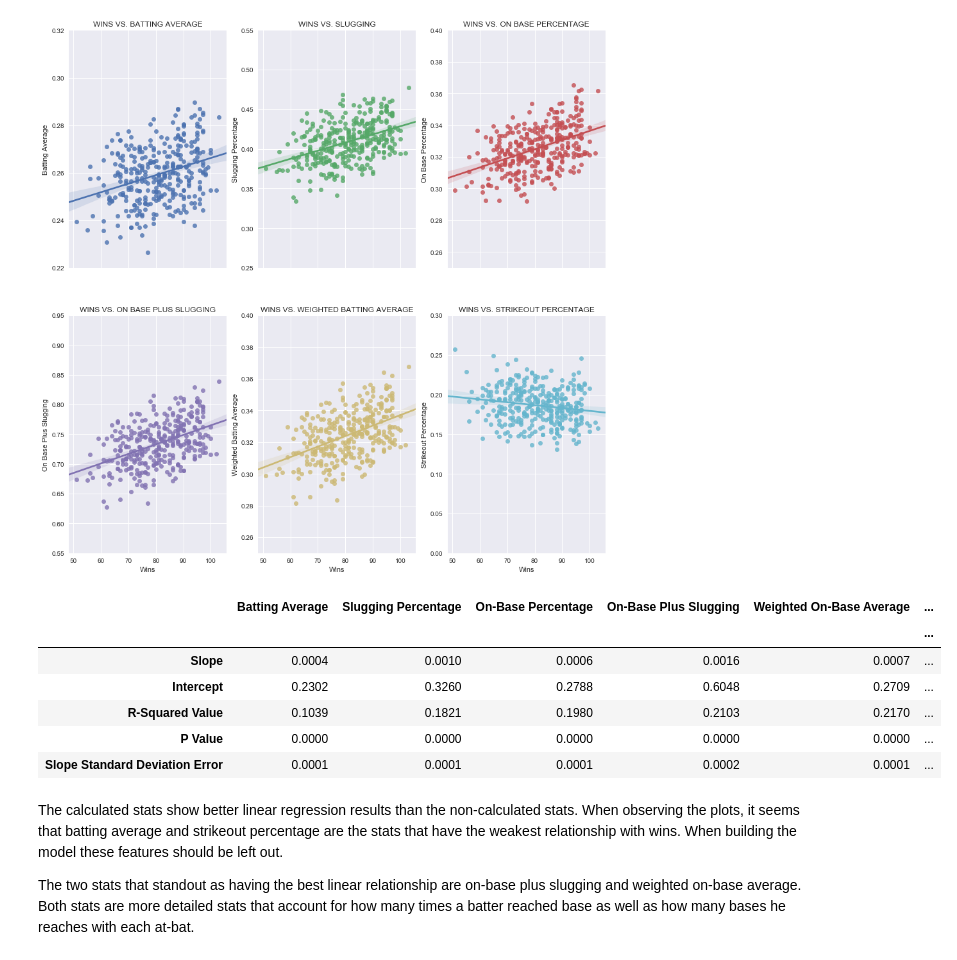
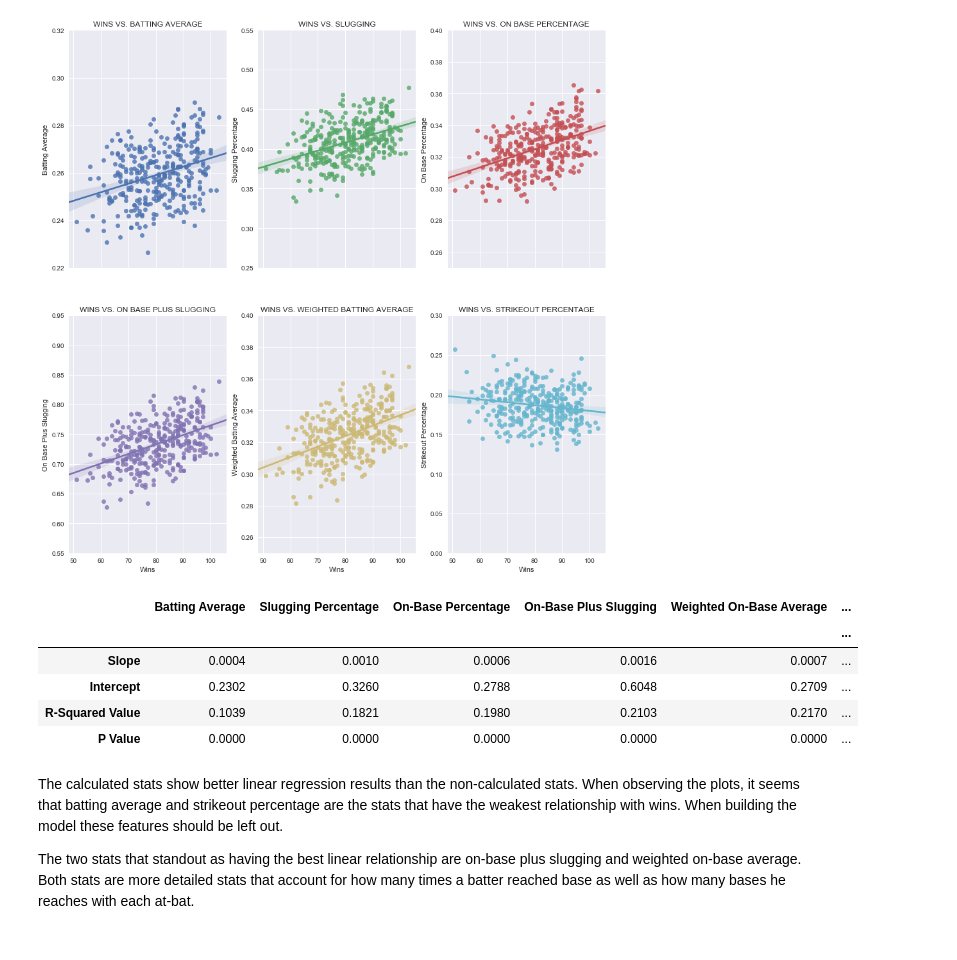
Before and after one commit to lawewers/Springboard-Capstone-MLB-W-vs.-L, a Jupyter notebook: CapstoneProject.ipynb, the cells around one changed output. Saved outputs shown, nothing was run; the diff lists cells and outputs as text; code cells hidden in the pictures.

```diff
--- a/CapstoneProject.ipynb
+++ b/CapstoneProject.ipynb
@@ -254,21 +256,19 @@ None
 # %%
 reg_calc_table = [['Slope', avg_slope, slg_slope, obp_slope, ops_slope, woba_slope, kperc_slope],
                    ['Intercept', avg_intercept, slg_intercept, obp_intercept, ops_intercept, woba_intercept, kperc_intercept],
                    ['R-Squared Value', avg_r_value**2, slg_r_value**2, obp_r_value**2, ops_r_value**2, woba_r_value**2, kperc_r_value**2],
-                   ['P Value', avg_p_value, slg_p_value, obp_p_value, ops_p_value, woba_p_value, kperc_p_value],
-                   ['Slope Standard Deviation Error', avg_slope_std_error, slg_slope_std_error, obp_slope_std_error, ops_slope_std_error, woba_slope_std_error, kperc_slope_std_error]]
+                   ['P Value', avg_p_value, slg_p_value, obp_p_value, ops_p_value, woba_p_value, kperc_p_value]]
 reg_calc_table = pd.DataFrame(reg_calc_table).set_index(keys = 0)
 reg_calc_table.columns = ['Batting Average', 'Slugging Percentage', 'On-Base Percentage', 'On-Base Plus Slugging', 'Weighted On-Base Average', 'Strikeout Percentage']
 reg_calc_table.index.name = ''
 reg_calc_table
 # %% [output]
 |  | Batting Average | Slugging Percentage | On-Base Percentage | On-Base Plus Slugging | Weighted On-Base Average | ... |
 |  |  |  |  |  |  | ... |
 | Slope | 0.0004 | 0.0010 | 0.0006 | 0.0016 | 0.0007 | ... |
 | Intercept | 0.2302 | 0.3260 | 0.2788 | 0.6048 | 0.2709 | ... |
 | R-Squared Value | 0.1039 | 0.1821 | 0.1980 | 0.2103 | 0.2170 | ... |
 | P Value | 0.0000 | 0.0000 | 0.0000 | 0.0000 | 0.0000 | ... |
-| Slope Standard Deviation Error | 0.0001 | 0.0001 | 0.0001 | 0.0002 | 0.0001 | ... |
 # %% [markdown]
 The calculated stats show better linear regression results than the non-calculated stats. When observing the plots, it seems that batting average and strikeout percentage are the stats that have the weakest relationship with wins. When building the model these features should be left out.
 
```
Also changed, not shown: parts of 58 cells of this notebook.
